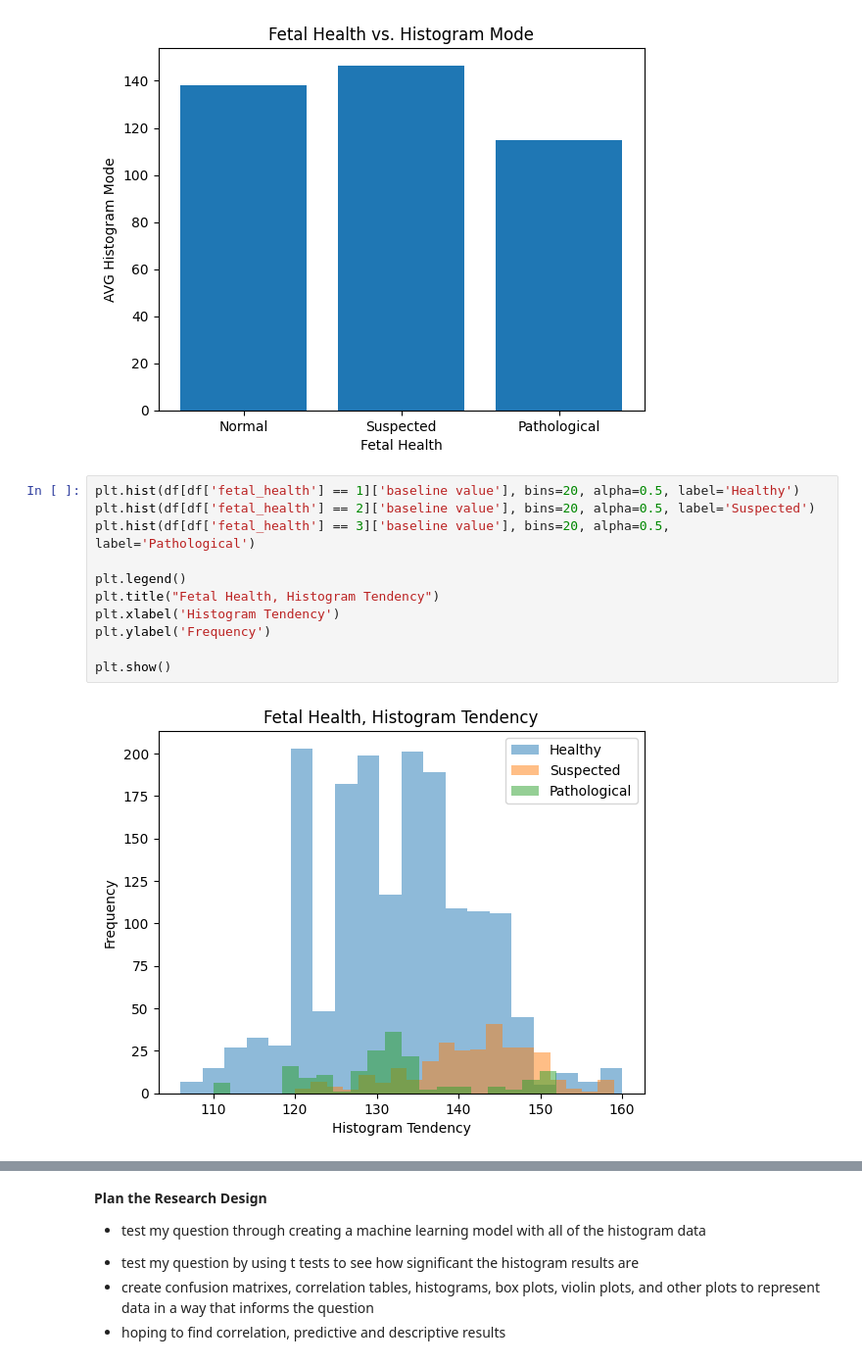
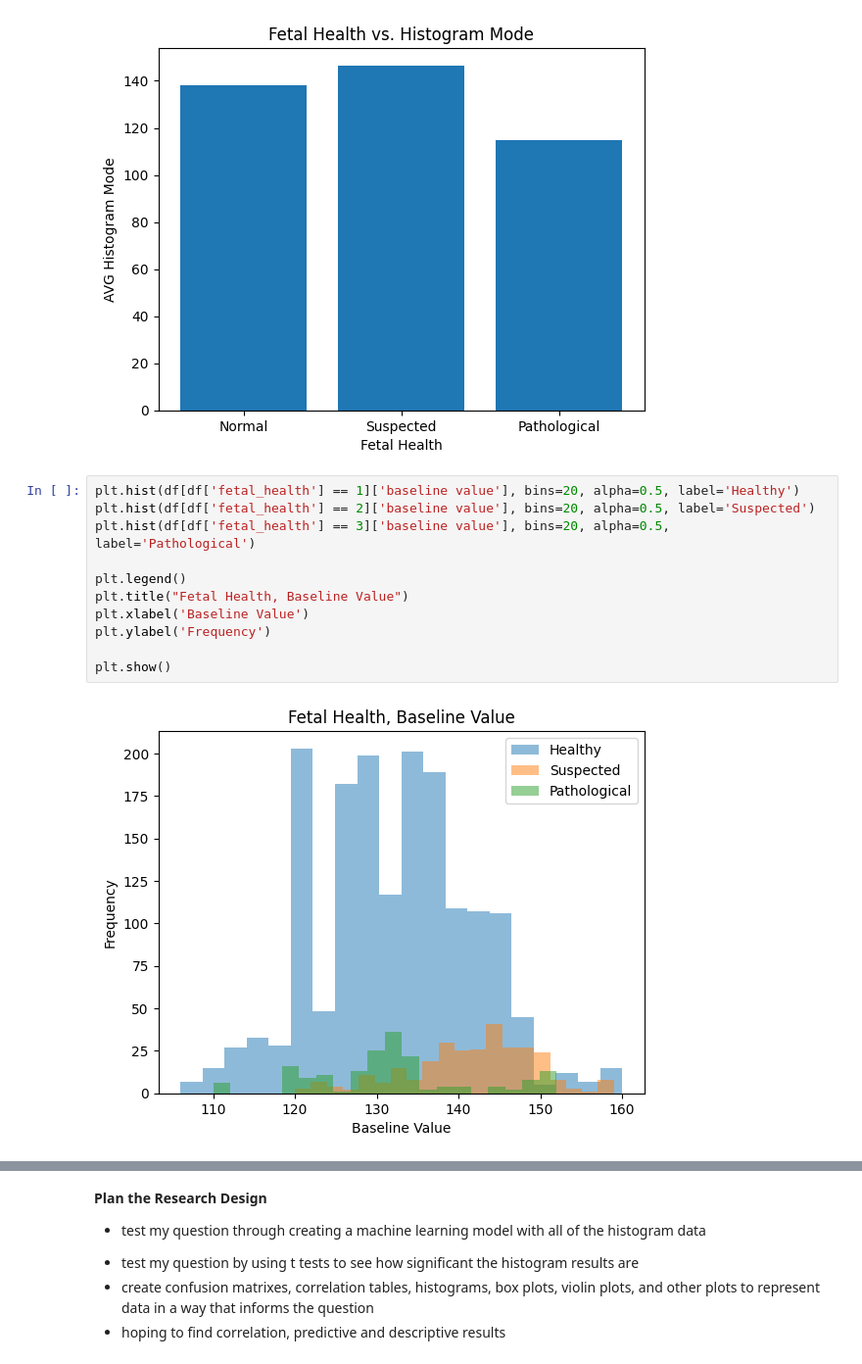
Before and after one commit to ellaodinec/EllaOdinec, a Jupyter notebook: Ella_Odinec_Data_Science_Research_Final_Code.ipynb, the cells around one changed output, grey strips where cells are left out. Shown at 98% size. Cells and saved outputs as stored; diff of their text form.

```diff
--- a/Ella_Odinec_Data_Science_Research_Final_Code.ipynb
+++ b/Ella_Odinec_Data_Science_Research_Final_Code.ipynb
@@ -319,13 +321,13 @@ Name: histogram_mode, dtype: float64
 # %%
 plt.hist(df[df['fetal_health'] == 1]['baseline value'], bins=20, alpha=0.5, label='Healthy')
 plt.hist(df[df['fetal_health'] == 2]['baseline value'], bins=20, alpha=0.5, label='Suspected')
 plt.hist(df[df['fetal_health'] == 3]['baseline value'], bins=20, alpha=0.5, label='Pathological')
 
 plt.legend()
-plt.title("Fetal Health, Histogram Tendency")
-plt.xlabel('Histogram Tendency')
+plt.title("Fetal Health, Baseline Value")
+plt.xlabel('Baseline Value')
 plt.ylabel('Frequency')
 
 plt.show()
 # %% [output]
-[figure, old version]
+[figure, new version]
```
Also changed, not shown: parts of 27 cells of this notebook.
